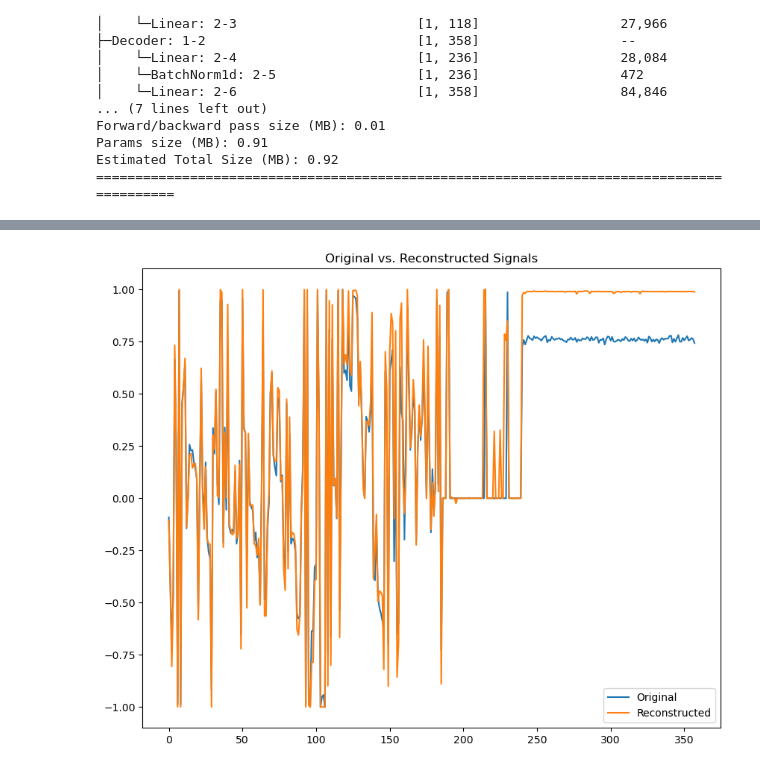
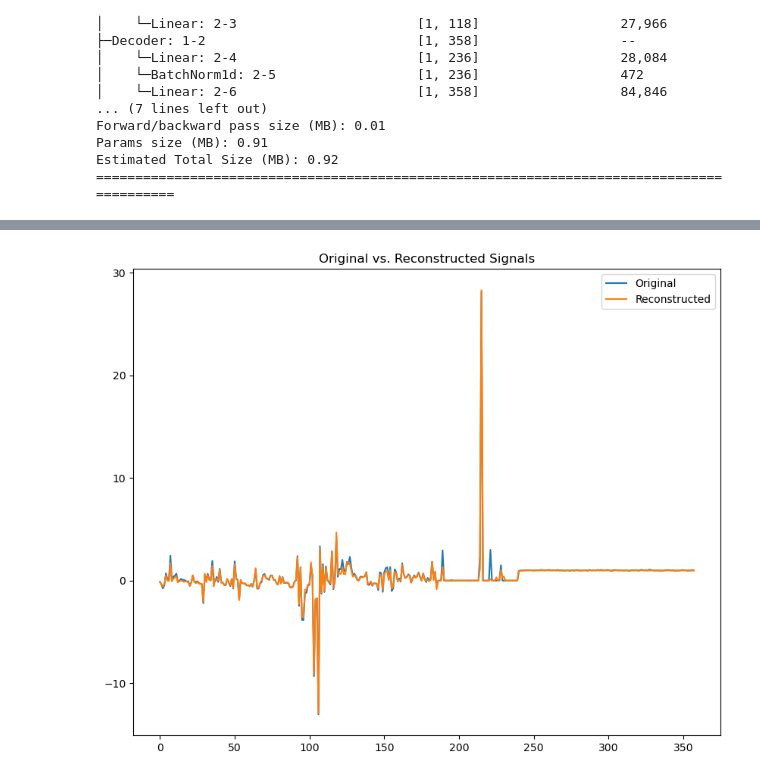
Before and after one commit to navidaftabi/rnn_paper, a Jupyter notebook: ae_main.ipynb, the cells around one changed output, grey strips where cells are left out. Cells and saved outputs as stored; diff of their text form; code cells hidden in the pictures.

```diff
--- a/ae_main.ipynb
+++ b/ae_main.ipynb
@@ -110,12 +110,12 @@ ae.eval()
 Z = torch.tensor(Z, dtype=torch.float32)
 Z_enc = ae(Z)
 # %%
-idx = 799
+idx = 876
 fig, axs = plt.subplots(figsize=(10,8))
-axs.plot(np.transpose(torch.tanh(Z[idx,:]).cpu().detach().numpy()), label='Original')
+axs.plot(np.transpose(Z[idx,:].cpu().detach().numpy()), label='Original')
 axs.plot(np.transpose(Z_enc[idx,:].cpu().detach().numpy()), label='Reconstructed')
 axs.set_title('Original vs. Reconstructed Signals')
 plt.legend()
 plt.show()
 # %% [output]
-[figure, old version]
+[figure, new version]
```
Also changed, not shown: parts of 4 cells of this notebook, 6 other files.
